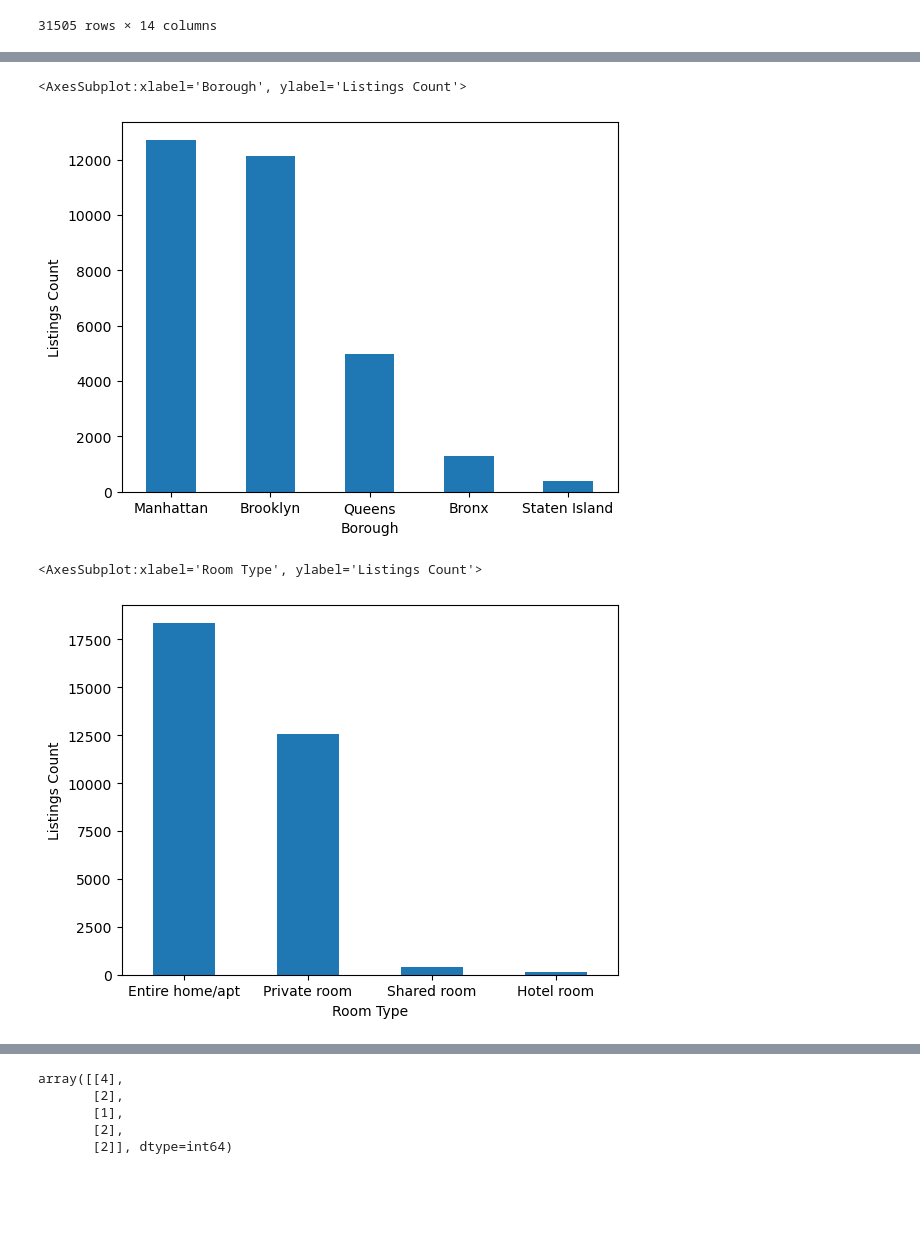
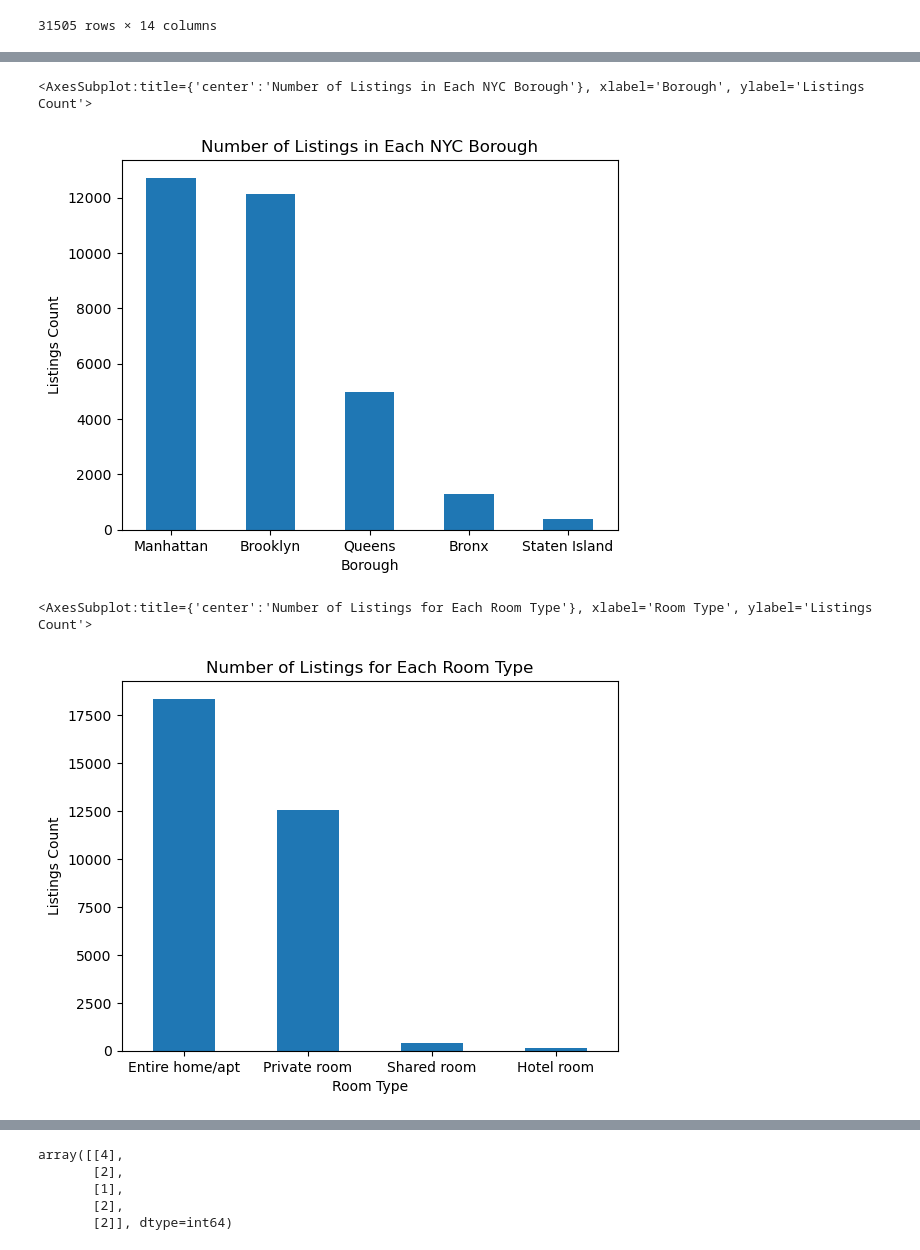
Before and after one commit to lkachury/airbnb_final_project, a Jupyter notebook: Machine_Learning.ipynb, the cells around one changed output, grey strips where cells are left out. Saved outputs shown, nothing was run; the diff lists cells and outputs as text; code cells hidden in the pictures; blank space fills up the shorter version.

```diff
--- a/Machine_Learning.ipynb
+++ b/Machine_Learning.ipynb
@@ -55,14 +79,16 @@ availability_365            int64
 days_since_last_review      int64
 dtype: object
 # %%
-# Create bar plot to visualize frequency of each borough
-listings_df['borough'].value_counts().plot(kind='bar', xlabel='Borough', ylabel='Listings Count', rot=0)
+# Create bar plot to visualize frequency of listings in each borough
+listings_df['borough'].value_counts().plot(kind='bar', xlabel='Borough', ylabel='Listings Count',
+                                           title='Number of Listings in Each NYC Borough', rot=0)
 # %% [output]
-<AxesSubplot:xlabel='Borough', ylabel='Listings Count'>
+<AxesSubplot:title={'center':'Number of Listings in Each NYC Borough'}, xlabel='Borough', ylabel='Listings Count'>
-[figure, old version]
+[figure, new version]
 # %%
-# Create bar plot to visualize frequency of each room type
-listings_df["room_type"].value_counts().plot(kind='bar', xlabel="Room Type", ylabel='Listings Count', rot=0)
+# Create bar plot to visualize frequency of listings for each room type
+listings_df["room_type"].value_counts().plot(kind='bar', xlabel="Room Type", ylabel='Listings Count',
+                                             title='Number of Listings for Each Room Type', rot=0)
 # %% [output]
-<AxesSubplot:xlabel='Room Type', ylabel='Listings Count'>
+<AxesSubplot:title={'center':'Number of Listings for Each Room Type'}, xlabel='Room Type', ylabel='Listings Count'>
-[figure, old version]
+[figure, new version]
```
Also changed, not shown: parts of 79 cells of this notebook, 1 other file.
